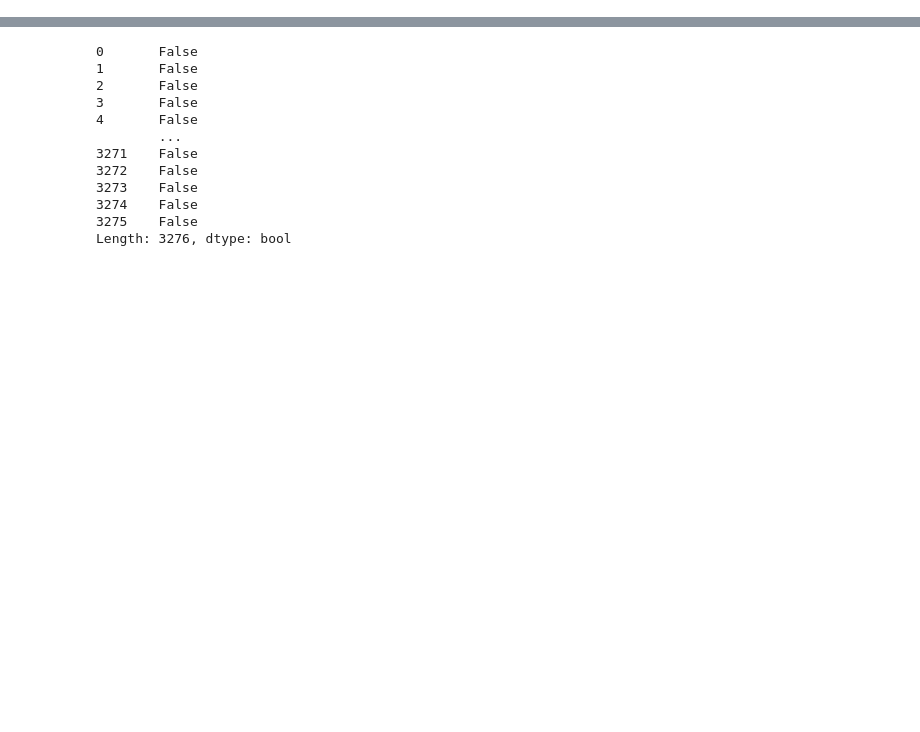
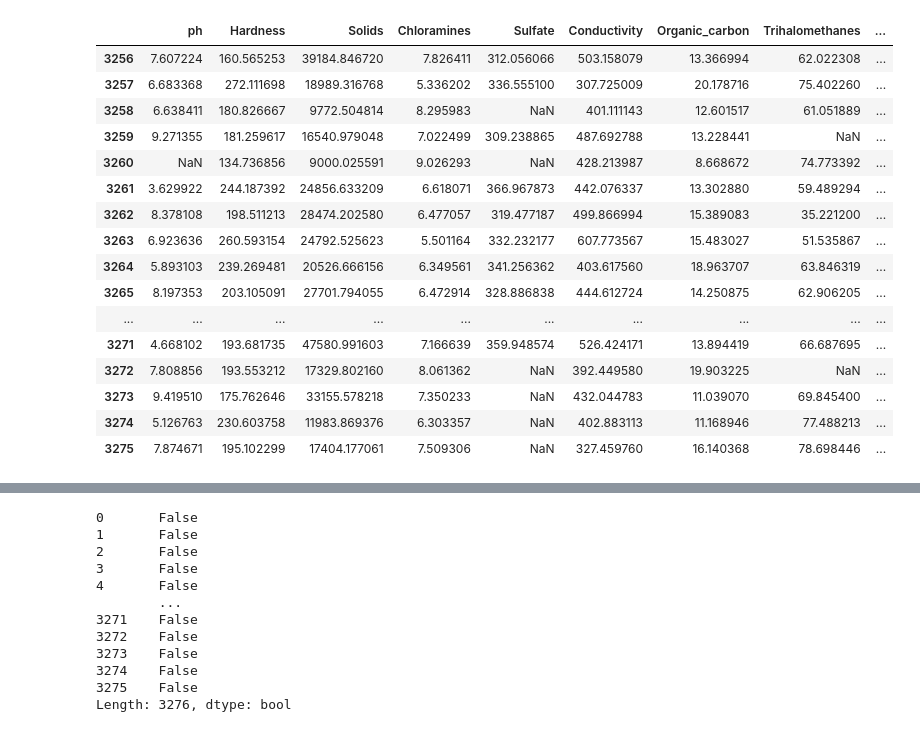
Before and after one commit to shibyraam/Project_DS, a Jupyter notebook: water_quality.ipynb, the cells around one changed output, grey strips where cells are left out. Drawn from its saved outputs; the diff is of its cells as text; code cells hidden in the pictures; blank space fills up the shorter version.

```diff
--- a/water_quality.ipynb
+++ b/water_quality.ipynb
@@ -22,0 +47,20 @@ water_df.shape
+# %%
+df.tail(20) # see the tail 20 rows
+# %% [output]
+|  | ph | Hardness | Solids | Chloramines | Sulfate | Conductivity | Organic_carbon | Trihalomethanes | ... |
+| 3256 | 7.607224 | 160.565253 | 39184.846720 | 7.826411 | 312.056066 | 503.158079 | 13.366994 | 62.022308 | ... |
+| 3257 | 6.683368 | 272.111698 | 18989.316768 | 5.336202 | 336.555100 | 307.725009 | 20.178716 | 75.402260 | ... |
+| 3258 | 6.638411 | 180.826667 | 9772.504814 | 8.295983 | NaN | 401.111143 | 12.601517 | 61.051889 | ... |
+| 3259 | 9.271355 | 181.259617 | 16540.979048 | 7.022499 | 309.238865 | 487.692788 | 13.228441 | NaN | ... |
+| 3260 | NaN | 134.736856 | 9000.025591 | 9.026293 | NaN | 428.213987 | 8.668672 | 74.773392 | ... |
+| 3261 | 3.629922 | 244.187392 | 24856.633209 | 6.618071 | 366.967873 | 442.076337 | 13.302880 | 59.489294 | ... |
+| 3262 | 8.378108 | 198.511213 | 28474.202580 | 6.477057 | 319.477187 | 499.866994 | 15.389083 | 35.221200 | ... |
+| 3263 | 6.923636 | 260.593154 | 24792.525623 | 5.501164 | 332.232177 | 607.773567 | 15.483027 | 51.535867 | ... |
+| 3264 | 5.893103 | 239.269481 | 20526.666156 | 6.349561 | 341.256362 | 403.617560 | 18.963707 | 63.846319 | ... |
+| 3265 | 8.197353 | 203.105091 | 27701.794055 | 6.472914 | 328.886838 | 444.612724 | 14.250875 | 62.906205 | ... |
+| ... | ... | ... | ... | ... | ... | ... | ... | ... | ... |
+| 3271 | 4.668102 | 193.681735 | 47580.991603 | 7.166639 | 359.948574 | 526.424171 | 13.894419 | 66.687695 | ... |
+| 3272 | 7.808856 | 193.553212 | 17329.802160 | 8.061362 | NaN | 392.449580 | 19.903225 | NaN | ... |
+| 3273 | 9.419510 | 175.762646 | 33155.578218 | 7.350233 | NaN | 432.044783 | 11.039070 | 69.845400 | ... |
+| 3274 | 5.126763 | 230.603758 | 11983.869376 | 6.303357 | NaN | 402.883113 | 11.168946 | 77.488213 | ... |
+| 3275 | 7.874671 | 195.102299 | 17404.177061 | 7.509306 | NaN | 327.459760 | 16.140368 | 78.698446 | ... |
```
Also changed, not shown: parts of 17 cells of this notebook.
